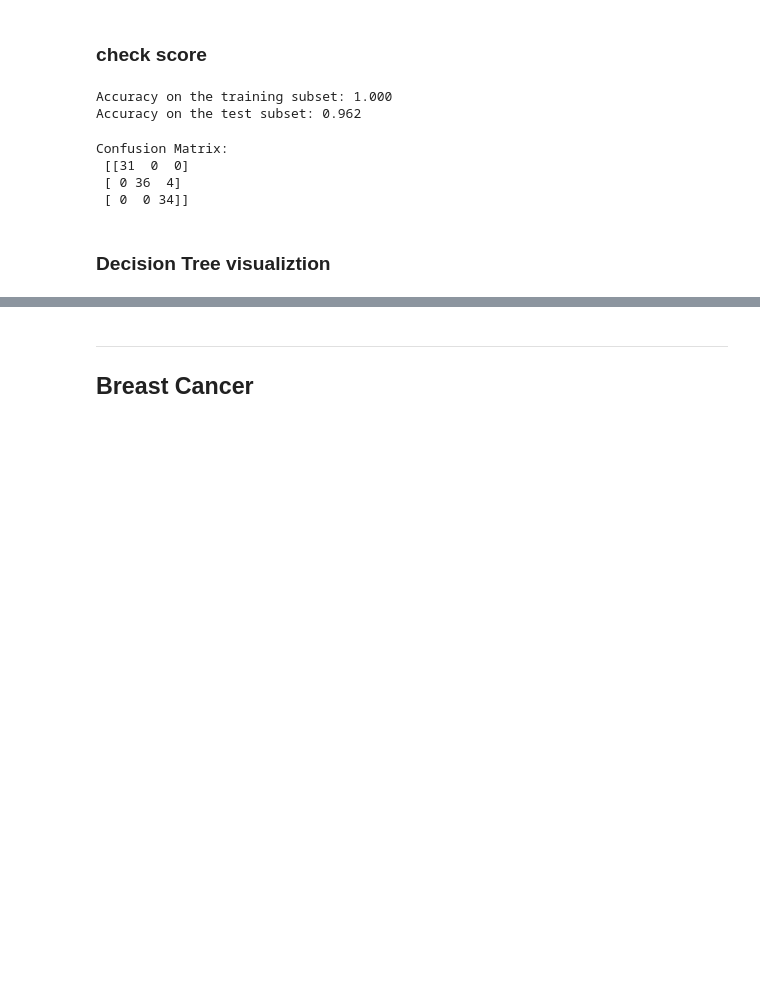
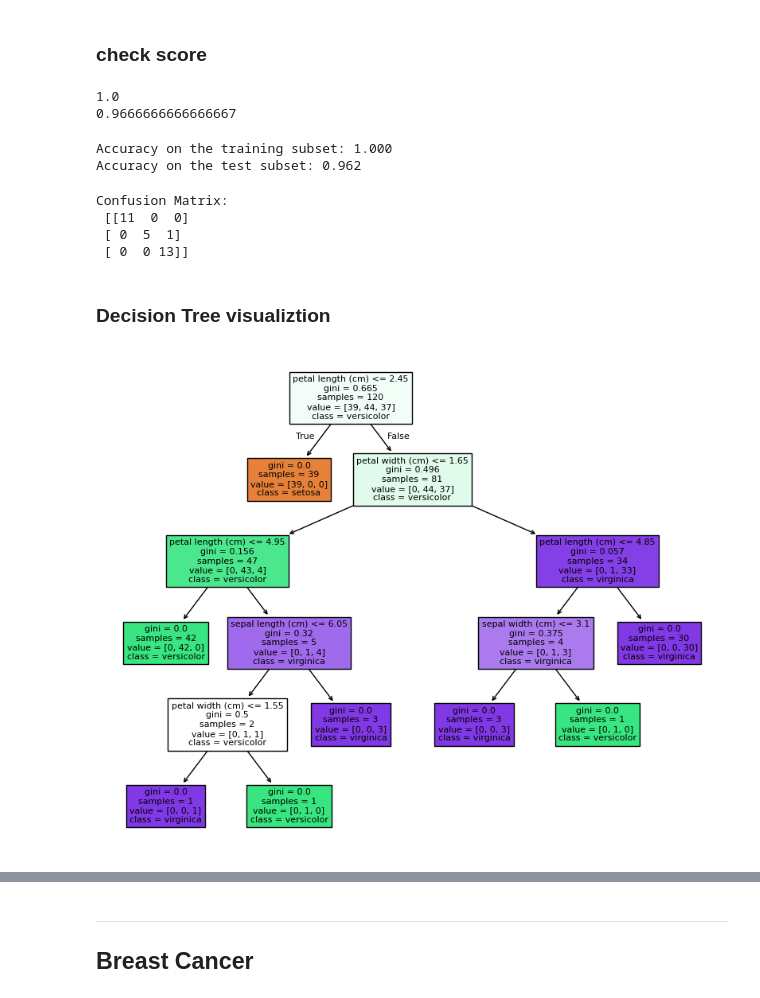
Before and after one commit to hh-blaire-cho/ds101_2025Jun, a Jupyter notebook: 28_DecisionTree.ipynb, the cells around one changed output, grey strips where cells are left out. Saved outputs shown, nothing was run; the diff lists cells and outputs as text; code cells hidden in the pictures; blank space fills up the shorter version.

```diff
--- a/28_DecisionTree.ipynb
+++ b/28_DecisionTree.ipynb
@@ -51,4 +47,10 @@ tree.fit(X_train, y_train)
 DecisionTreeClassifier()
 # %% [markdown]
 ### check score
+# %%
+print(model.score(X_train, y_train))
+print(model.score(X_test, y_test))
+# %% [output]
+1.0
+0.9666666666666667
 # %%
@@ -60,10 +62,10 @@ Accuracy on the test subset: 0.962
 # %%
 from sklearn.metrics import confusion_matrix
 
-y_pred = tree.predict(X_test)
+y_pred = model.predict(X_test) # model result
 print("Confusion Matrix:\n", confusion_matrix(y_test, y_pred))
 # %% [output]
 Confusion Matrix:
- [[31  0  0]
- [ 0 36  4]
- [ 0  0 34]]
+ [[11  0  0]
+ [ 0  5  1]
+ [ 0  0 13]]
@@ -75,2 +72,11 @@ Confusion Matrix:
 # %% [markdown]
 ### Decision Tree visualiztion
+# %%
+from sklearn.tree import plot_tree
+
+plt.figure(figsize=(10, 8))
+plot_tree(model, class_names=iris.target_names,
+          feature_names=iris.feature_names, filled=True)
+plt.show()
+# %% [output]
+[figure, added]
```
Also changed, not shown: parts of 30 cells of this notebook, 7 other files.
